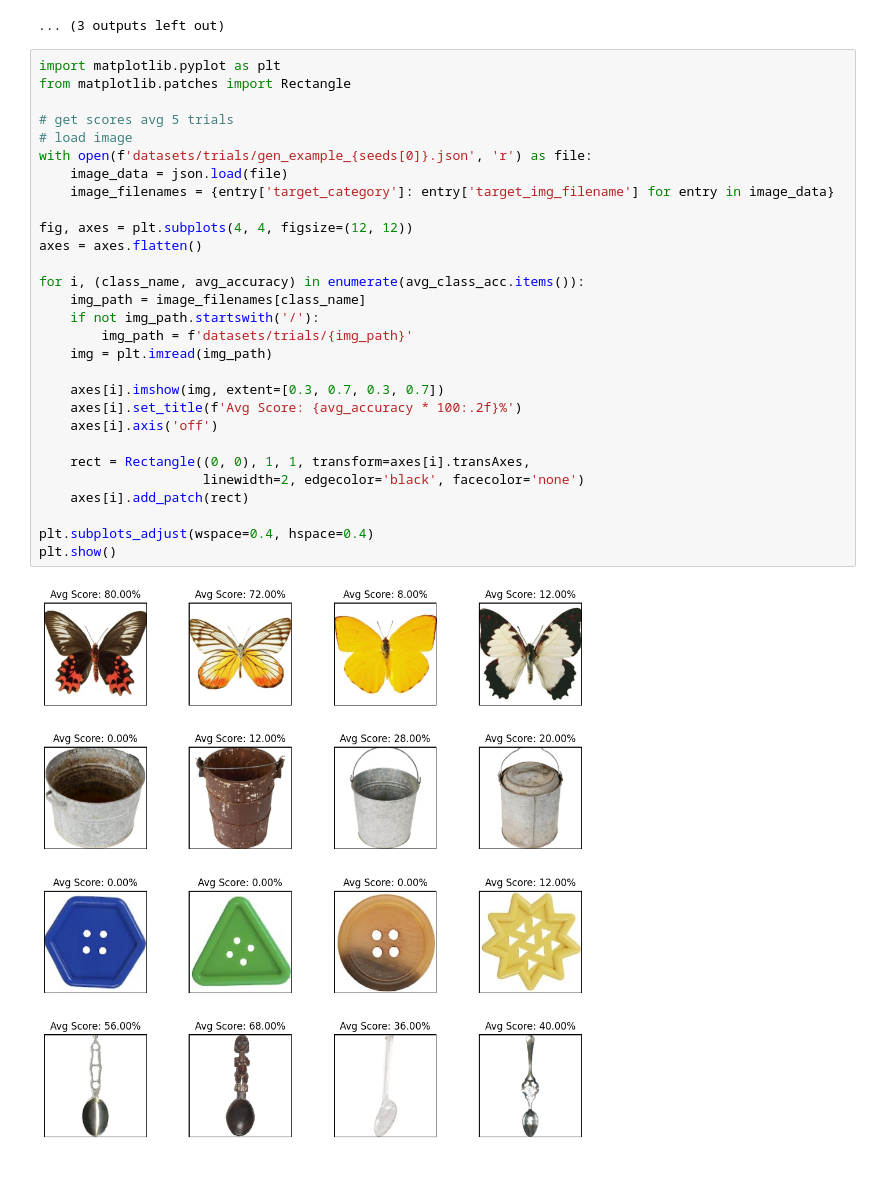
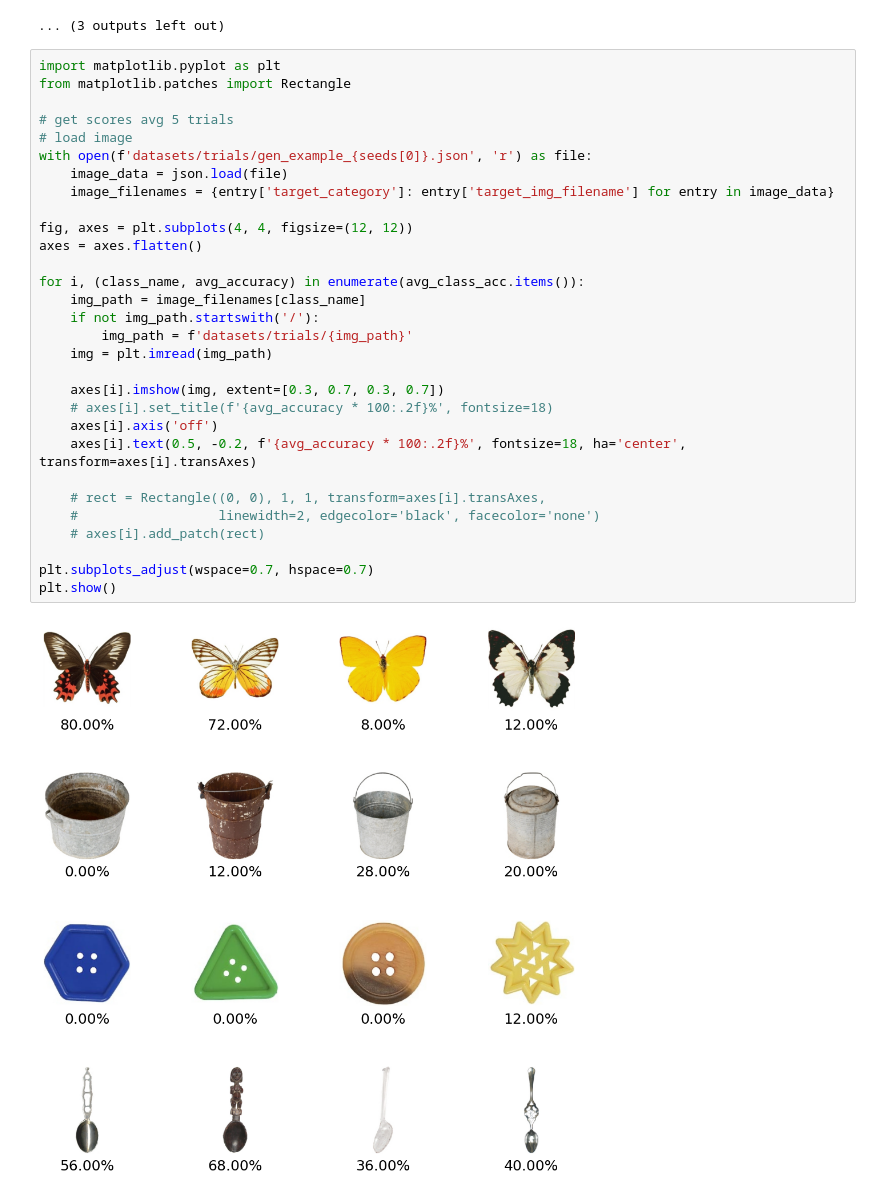
Before and after one commit to Kexueyi/CVCL2024-repro, a Jupyter notebook: repro_plt.ipynb, the cells around one changed output. Cells and saved outputs as stored; diff of their text form.

```diff
--- a/repro_plt.ipynb
+++ b/repro_plt.ipynb
@@ -175,31 +186,32 @@ Loading dataset: object-trial
 # %%
 import matplotlib.pyplot as plt
 from matplotlib.patches import Rectangle
 
 # get scores avg 5 trials
 # load image
 with open(f'datasets/trials/gen_example_{seeds[0]}.json', 'r') as file:
     image_data = json.load(file)
     image_filenames = {entry['target_category']: entry['target_img_filename'] for entry in image_data}
 
 fig, axes = plt.subplots(4, 4, figsize=(12, 12))
 axes = axes.flatten()
 
 for i, (class_name, avg_accuracy) in enumerate(avg_class_acc.items()):
     img_path = image_filenames[class_name]
     if not img_path.startswith('/'):
         img_path = f'datasets/trials/{img_path}'
     img = plt.imread(img_path)
 
     axes[i].imshow(img, extent=[0.3, 0.7, 0.3, 0.7])
-    axes[i].set_title(f'Avg Score: {avg_accuracy * 100:.2f}%')
+    # axes[i].set_title(f'{avg_accuracy * 100:.2f}%', fontsize=18)
     axes[i].axis('off')
+    axes[i].text(0.5, -0.2, f'{avg_accuracy * 100:.2f}%', fontsize=18, ha='center', transform=axes[i].transAxes)
 
-    rect = Rectangle((0, 0), 1, 1, transform=axes[i].transAxes,
-                     linewidth=2, edgecolor='black', facecolor='none')
-    axes[i].add_patch(rect)
+    # rect = Rectangle((0, 0), 1, 1, transform=axes[i].transAxes,
+    #                  linewidth=2, edgecolor='black', facecolor='none')
+    # axes[i].add_patch(rect)
 
-plt.subplots_adjust(wspace=0.4, hspace=0.4)
+plt.subplots_adjust(wspace=0.7, hspace=0.7)
 plt.show()
 # %% [output]
-[figure, old version]
+[figure, new version]
```
Also changed, not shown: parts of 1 cell of this notebook, 7 other files.
